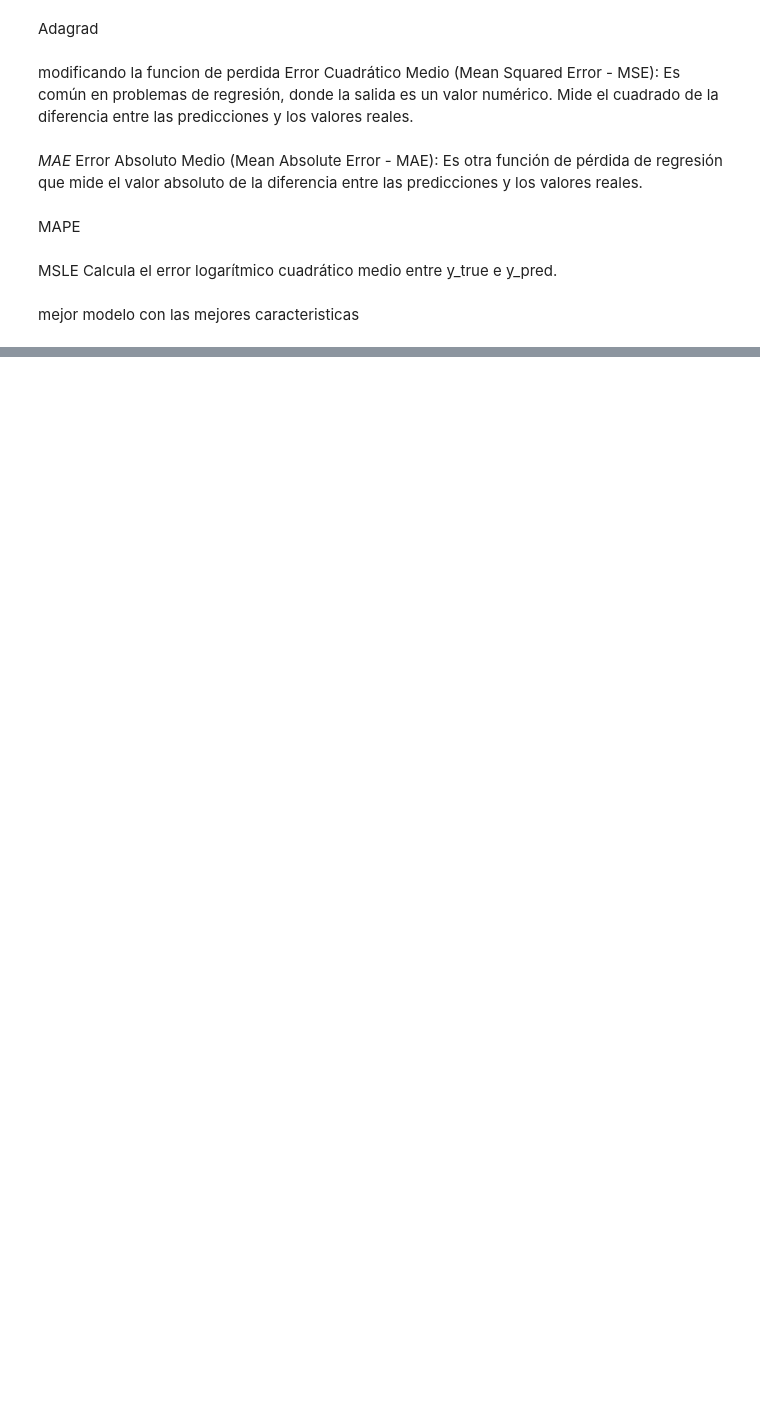
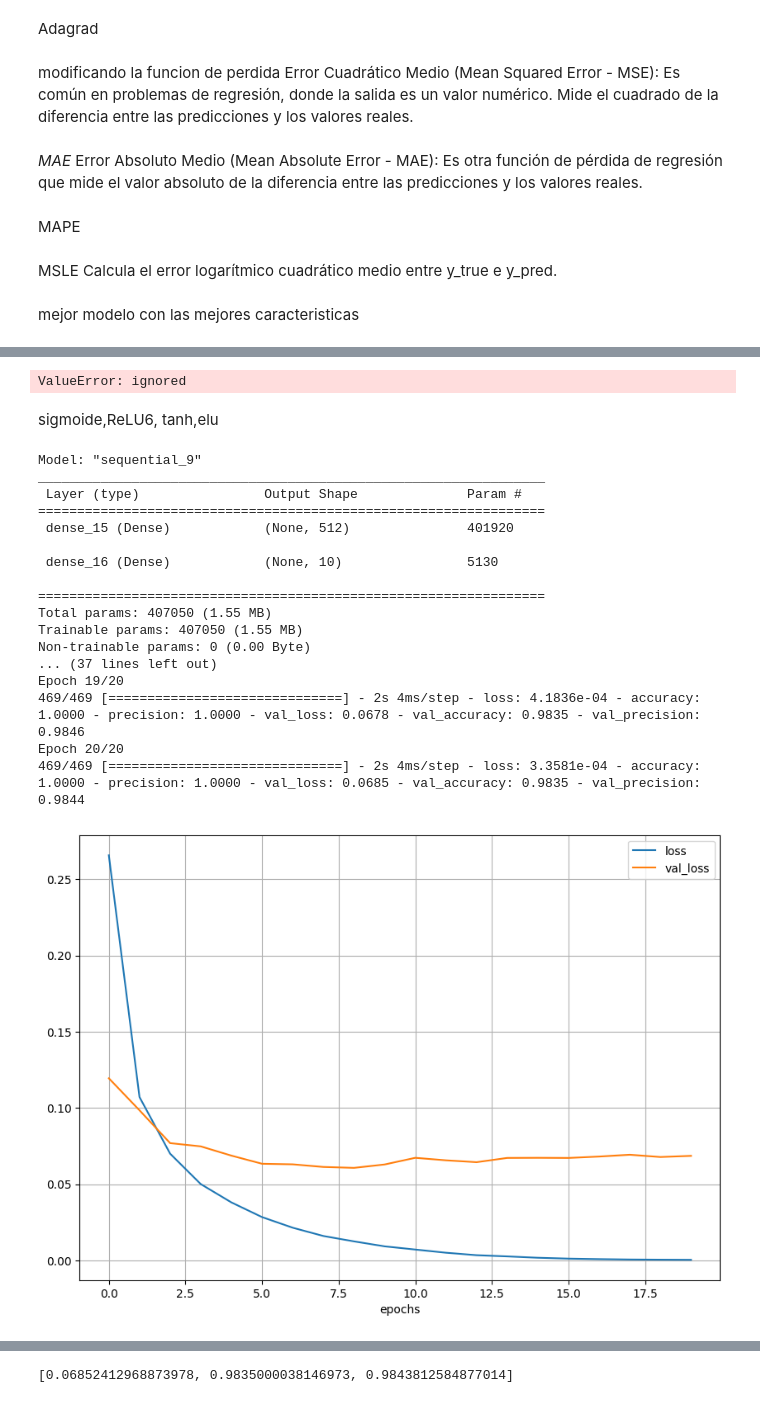
Before and after one commit to junk151516/RedesNeuronales, a Jupyter notebook: Trabajo_final_redes_neuronales.ipynb, the cells around one changed output, grey strips where cells are left out. Drawn from its saved outputs; the diff is of its cells as text; code cells hidden in the pictures; blank space fills up the shorter version.

```diff
--- a/Trabajo_final_redes_neuronales.ipynb
+++ b/Trabajo_final_redes_neuronales.ipynb
@@ -728,0 +684,55 @@ Epoch 40/40
+# %%
+model = models.Sequential()
+model.add(layers.Dense(512,activation='sigmoide', input_shape=(28*28,)))
+model.add(layers.Dense(10,activation='softmax'))
+model.compile(optimizer='rmsprop',
+              loss='categorical_crossentropy',
+              metrics=['accuracy', 'Precision'])
+model.summary()
+history = model.fit(x_train, y_train, epochs=40,callbacks=[tensorboardDenso], batch_size=64, validation_data=(x_test, y_test))
+
+pd.DataFrame({'loss': history.history['loss'],
+              'val_loss': history.history['val_loss']}).plot(figsize=(10, 7))
+plt.grid(True)
+plt.xlabel("epochs")
+plt.show()
+model.evaluate(x_test, y_test)
+# %% [output]
+ValueError: ignored
+# %% [markdown]
+sigmoide,ReLU6, tanh,elu
+# %%
+model = models.Sequential()
+model.add(layers.Dense(512,activation='relu6', input_shape=(28*28,)))
+model.add(layers.Dense(10,activation='softmax'))
+model.compile(optimizer='rmsprop',
+              loss='categorical_crossentropy',
+              metrics=['accuracy', 'Precision'])
+model.summary()
+history = model.fit(x_train, y_train, epochs=20,callbacks=[tensorboardDenso], batch_size=128, validation_data=(x_test, y_test))
+
+pd.DataFrame({'loss': history.history['loss'],
+              'val_loss': history.history['val_loss']}).plot(figsize=(10, 7))
+plt.grid(True)
+plt.xlabel("epochs")
+plt.show()
+model.evaluate(x_test, y_test)
+# %% [output]
+Model: "sequential_9"
+_________________________________________________________________
+ Layer (type)                Output Shape              Param #
+=================================================================
+ dense_15 (Dense)            (None, 512)               401920
+
+ dense_16 (Dense)            (None, 10)                5130
+
+=================================================================
+Total params: 407050 (1.55 MB)
+Trainable params: 407050 (1.55 MB)
+Non-trainable params: 0 (0.00 Byte)
+... (37 lines left out)
+Epoch 19/20
+469/469 [==============================] - 2s 4ms/step - loss: 4.1836e-04 - accuracy: 1.0000 - precision: 1.0000 - val_loss: 0.0678 - val_accuracy: 0.9835 - val_precision: 0.9846
+Epoch 20/20
+469/469 [==============================] - 2s 4ms/step - loss: 3.3581e-04 - accuracy: 1.0000 - precision: 1.0000 - val_loss: 0.0685 - val_accuracy: 0.9835 - val_precision: 0.9844
+[figure, added]
@@ -728,0 +740 @@ Epoch 40/40
+[0.06852412968873978, 0.9835000038146973, 0.9843812584877014]
```
Also changed, not shown: parts of 14 cells of this notebook.
